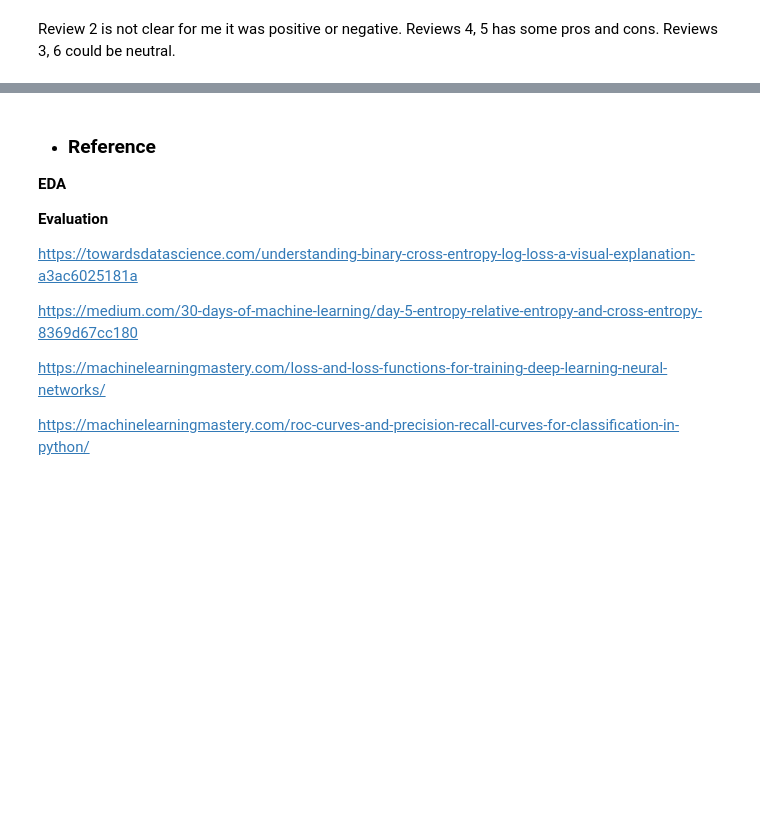
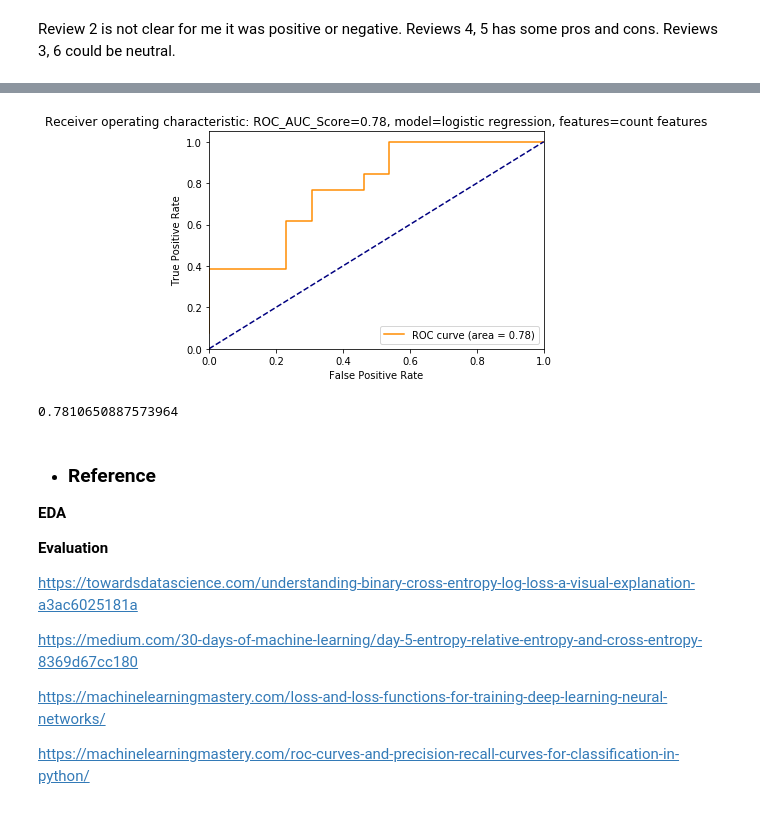
Before and after one commit to ck-unifr/german-wings-airline-challenge, a Jupyter notebook: german-wings-review.ipynb, the cells around one changed output, grey strips where cells are left out. Drawn from its saved outputs; the diff is of its cells as text; code cells hidden in the pictures; blank space fills up the shorter version.

```diff
--- a/german-wings-review.ipynb
+++ b/german-wings-review.ipynb
@@ -720,3 +768,11 @@ Reviews 3, 6 could be neutral.
+# %%
+plot_auc_curve(yvalid, predictions[:, 1], model_name='logistic regression',  features='count features')
+# %% [output]
+[figure, added]
+# %%
+roc_auc_score(yvalid, predictions[:, 1])
+# %% [output]
+0.7810650887573964
 # %% [markdown]
 - ### Reference
 
```
Also changed, not shown: parts of 9 cells of this notebook.
